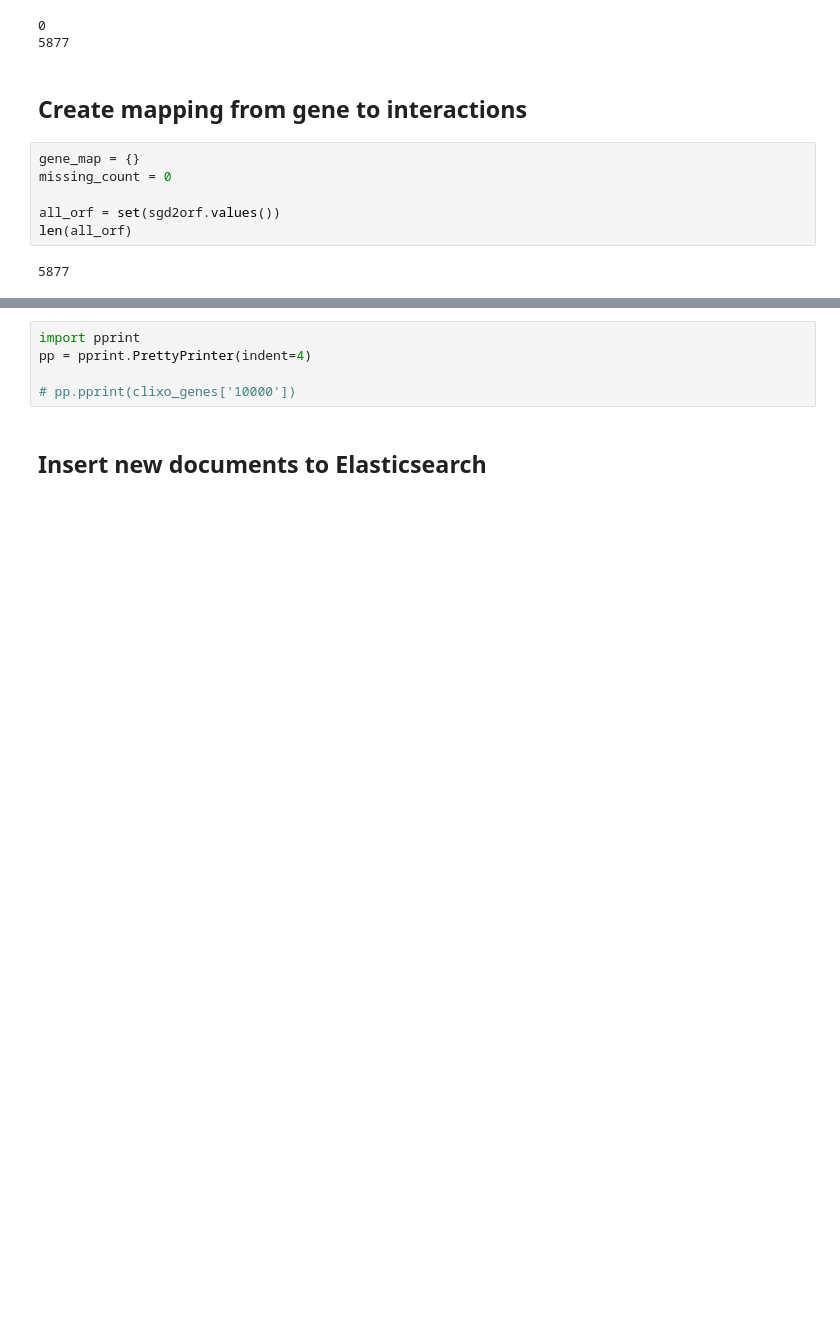
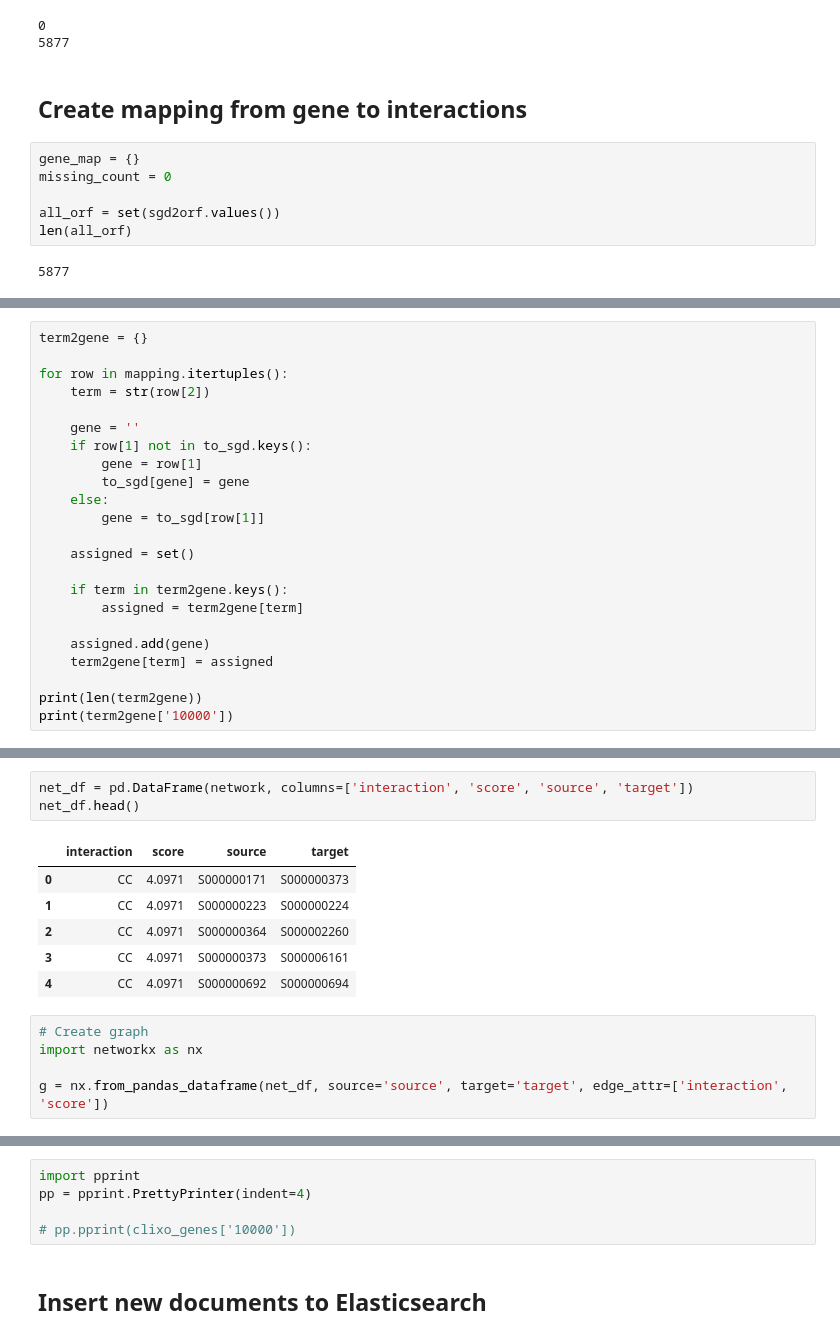
Before and after one commit to idekerlab/DCell, a Jupyter notebook: data-builder/yeastnet_raw_interactions.ipynb, the cells around one changed output, grey strips where cells are left out. Drawn from its saved outputs; the diff is of its cells as text; blank space fills up the shorter version.

```diff
--- a/data-builder/yeastnet_raw_interactions.ipynb
+++ b/data-builder/yeastnet_raw_interactions.ipynb
@@ -299,0 +326,23 @@ len(all_orf)
+# %%
+term2gene = {}
+
+for row in mapping.itertuples():
+    term = str(row[2])
+
+    gene = ''
+    if row[1] not in to_sgd.keys():
+        gene = row[1]
+        to_sgd[gene] = gene
+    else:
+        gene = to_sgd[row[1]]
+
+    assigned = set()
+
+    if term in term2gene.keys():
+        assigned = term2gene[term]
+
+    assigned.add(gene)
+    term2gene[term] = assigned
+
+print(len(term2gene))
+print(term2gene['10000'])
@@ -299,0 +361,15 @@ len(all_orf)
+# %%
+net_df = pd.DataFrame(network, columns=['interaction', 'score', 'source', 'target'])
+net_df.head()
+# %% [output]
+|  | interaction | score | source | target |
+| 0 | CC | 4.0971 | S000000171 | S000000373 |
+| 1 | CC | 4.0971 | S000000223 | S000000224 |
+| 2 | CC | 4.0971 | S000000364 | S000002260 |
+| 3 | CC | 4.0971 | S000000373 | S000006161 |
+| 4 | CC | 4.0971 | S000000692 | S000000694 |
+# %%
+# Create graph
+import networkx as nx
+
+g = nx.from_pandas_dataframe(net_df, source='source', target='target', edge_attr=['interaction', 'score'])
```
Also changed, not shown: parts of 22 cells of this notebook, 5 other files.
